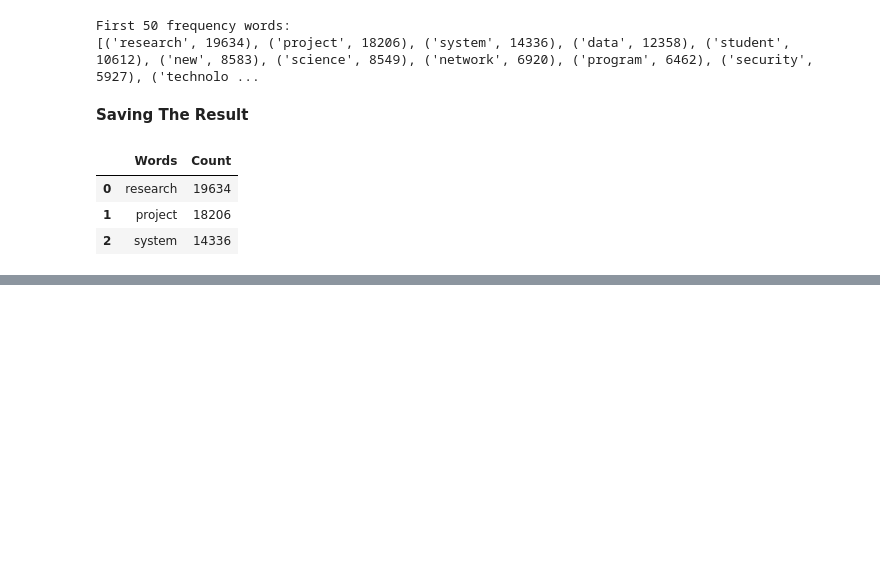
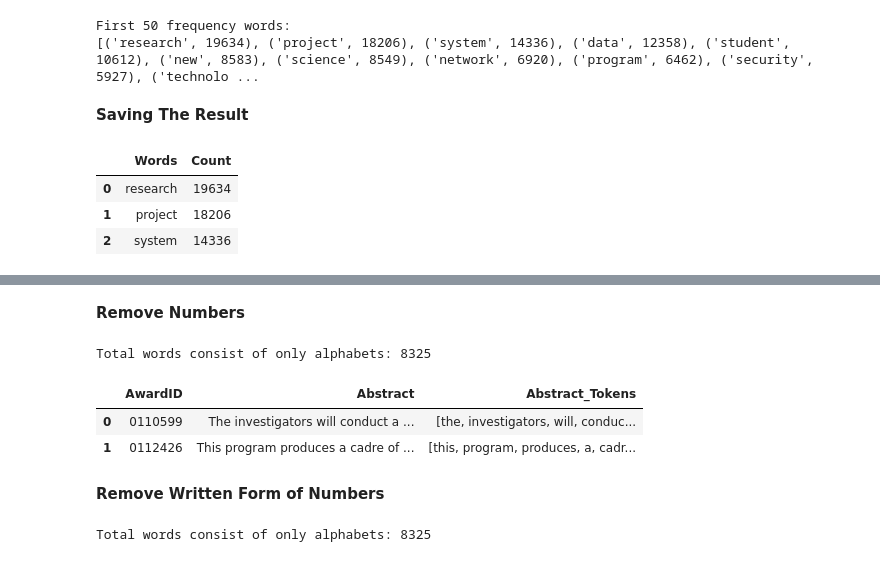
Before and after one commit to msklc/Text-Mining-Approach-to-Analyze-The-Cyber-Security-Related-Articles, a Jupyter notebook: PART-3 Text Mining.ipynb, the cells around one changed output, grey strips where cells are left out. Saved outputs shown, nothing was run; the diff lists cells and outputs as text; code cells hidden in the pictures; blank space fills up the shorter version.

```diff
--- a/PART-3 Text Mining.ipynb
+++ b/PART-3 Text Mining.ipynb
@@ -198,0 +241,47 @@ df_FreqDist.head(3)
+# %% [markdown]
+__Remove Numbers__
+# %%
+#remove numbers
+for n in range(df_sum2.shape[0]):
+    df_sum2['Abstract_Tokens'][n]=[w for w in (abstract for abstract in df_sum2['Abstract_Tokens'][n]) if w.isalpha()]
+print('Total words consist of only alphabets: {}'.format(sum(df_sum2['Abstract_Tokens'].str.len())))
+df_sum2.head(2)
+# %% [output]
+Total words consist of only alphabets: 8325
+|  | AwardID | Abstract | Abstract_Tokens |
+| 0 | 0110599 | The investigators will conduct a ... | [the, investigators, will, conduc... |
+| 1 | 0112426 | This program produces a cadre of ... | [this, program, produces, a, cadr... |
+# %% [markdown]
+__Remove Written Form of Numbers__
+# %%
+#Create numbers in written form for ignoring
+num_written= {1: 'one', 2: 'two', 3: 'three', 4: 'four', 5: 'five', \
+             6: 'six', 7: 'seven', 8: 'eight', 9: 'nine', 10: 'ten', \
+            11: 'eleven', 12: 'twelve', 13: 'thirteen', 14: 'fourteen', \
+            15: 'fifteen', 16: 'sixteen', 17: 'seventeen', 18: 'eighteen', \
+            19: 'nineteen', 20: 'twenty', 30: 'thirty', 40: 'forty', \
+            50: 'fifty', 60: 'sixty', 70: 'seventy', 80: 'eighty', \
+            90: 'ninety', 0: 'zero'}
+
+num_list=list(np.arange(0,100))
+
+num2words_list=[]
+
+def num2words(n):
+    try:
+        return num_written[n]
+    except:
+        try:
+            return num2words(n-n%10) + num2words(n%10)
+        except:
+            return 'None'
+
+
+for num in num_list:
+    num2words_list.append(num2words(num))
+
+df_sum2['Abstract_Tokens'] = df_sum2['Abstract_Tokens'].replace([w for w in num2words_list],'')
+
+print('Total words consist of only alphabets: {}'.format(sum(df_sum2['Abstract_Tokens'].str.len())))
+# %% [output]
+Total words consist of only alphabets: 8325
```
Also changed, not shown: parts of 22 cells of this notebook, 2 other files.
